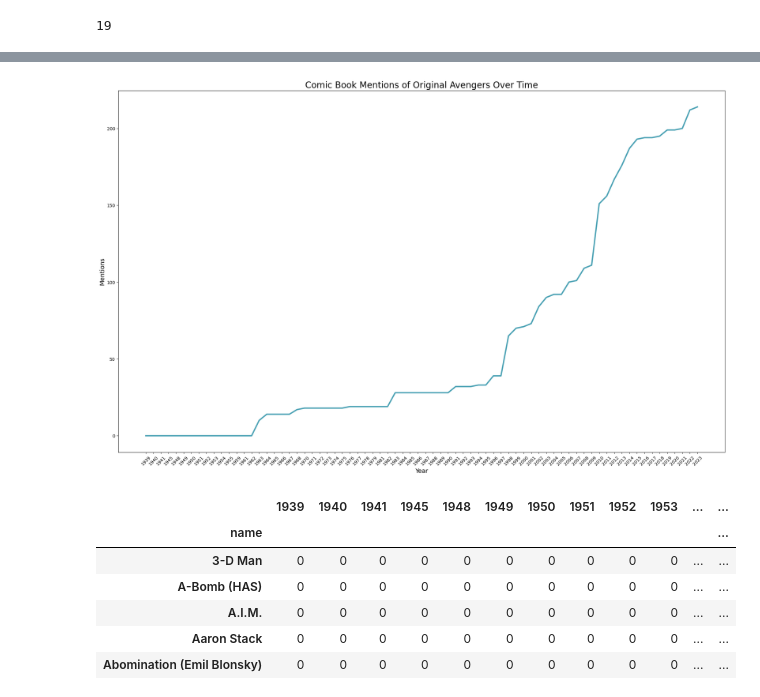
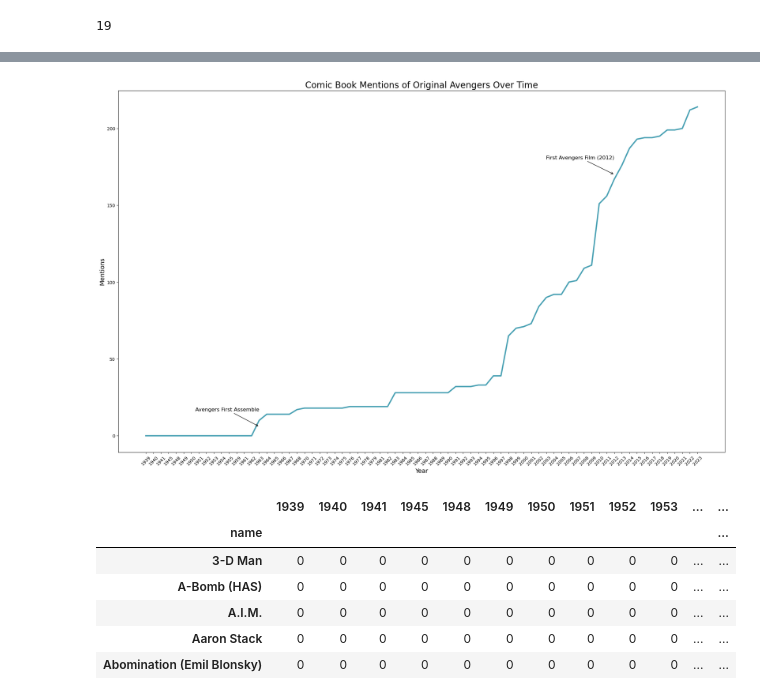
Before and after one commit to kylieclinton/edaproject, a Jupyter notebook: projecteda.ipynb, the cells around one changed output, grey strips where cells are left out. Drawn from its saved outputs; the diff is of its cells as text; code cells hidden in the pictures.

```diff
--- a/projecteda.ipynb
+++ b/projecteda.ipynb
@@ -277,28 +294,42 @@ plt.show()
 # %%
 selected_avengers = years_df.loc[["Iron Man", "Thor", "Hank Pym", "Wasp", "Hulk", "Captain America",
                                   "Avengers", "Steve Rogers", "Tony Stark",  "Bruce Banner", "Ant-Man (Hank Pym)", "Wasp (Ultimate)"]]
 # selected_avengers = selected_avengers.transpose()
 # selected_avengers.plot(color=avenger_colors)
 # plt.title('Avengers Mentions Over Time')
 # plt.gcf().set_size_inches(15, 8)
 # plt.show()
 
 
 combined_avengers = selected_avengers.sum(axis=0)
 #plot the peters on a graph with different color lines for each person
 #switch the variable for color to be the name of the character
 # peter = peter.transpose()
 # peter.plot(color= ['red', 'black', 'blue'])
 cumulative_sum_a = combined_avengers.cumsum()
 plt.plot(combined_avengers.index, cumulative_sum_a.values, color='#47a0b3', linewidth=3)
 plt.gcf().set_size_inches(25,15)
 plt.title('Comic Book Mentions of Original Avengers Over Time', fontsize=20)
 plt.xlabel('Year', fontsize=14)
 plt.ylabel('Mentions', fontsize=14)
 plt.xticks(rotation=45)
+
+first_positive_mention = combined_avengers[combined_avengers > 0].index[0]
+plt.annotate('Avengers First Assemble',
+             xy=(first_positive_mention, cumulative_sum[first_positive_mention]),
+             xytext=(first_positive_mention, cumulative_sum[first_positive_mention] +10),
+             arrowprops=dict(facecolor='black', arrowstyle='->'),
+             fontsize=12, color='black', horizontalalignment='right')
+
+# Mark the year 2002
+plt.annotate('First Avengers Film (2012)',
+             xy=('2012', cumulative_sum['2012']),
+             xytext=('2012', cumulative_sum['2012'] + 10),
+             arrowprops=dict(facecolor='black', arrowstyle='->'),
+             fontsize=12, color='black', horizontalalignment='right')
 plt.show()
 # %% [output]
-[figure, old version]
+[figure, new version]
 # %%
 steve = years_df.loc[ ['Steve Rogers','Captain America'] ]
 steve = steve.transpose()
```
Also changed, not shown: parts of 5 cells of this notebook, 7 other files.
